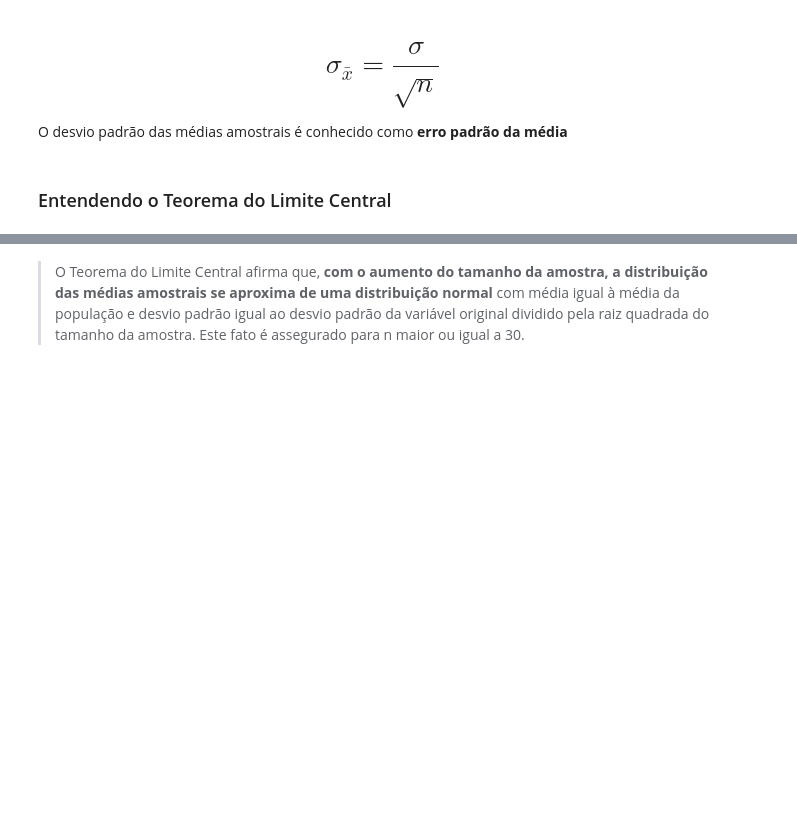
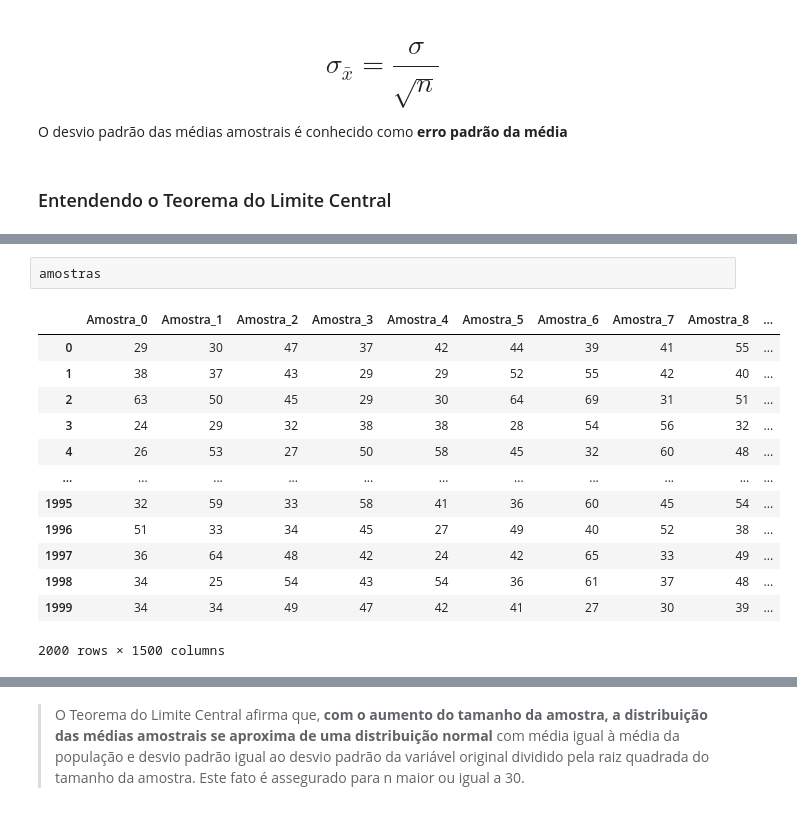
Before and after one commit to lucasaraujo11/estatistica_python, a Jupyter notebook: Curso_de_Estatística_Parte_2.ipynb, the cells around one changed output, grey strips where cells are left out. Saved outputs shown, nothing was run; the diff lists cells and outputs as text; blank space fills up the shorter version.

```diff
--- a/Curso_de_Estatística_Parte_2.ipynb
+++ b/Curso_de_Estatística_Parte_2.ipynb
@@ -640,0 +720,16 @@ O desvio padrão das médias amostrais é conhecido como **erro padrão da médi
+# %%
+amostras
+# %% [output]
+|  | Amostra_0 | Amostra_1 | Amostra_2 | Amostra_3 | Amostra_4 | Amostra_5 | Amostra_6 | Amostra_7 | Amostra_8 | ... |
+| 0 | 29 | 30 | 47 | 37 | 42 | 44 | 39 | 41 | 55 | ... |
+| 1 | 38 | 37 | 43 | 29 | 29 | 52 | 55 | 42 | 40 | ... |
+| 2 | 63 | 50 | 45 | 29 | 30 | 64 | 69 | 31 | 51 | ... |
+| 3 | 24 | 29 | 32 | 38 | 38 | 28 | 54 | 56 | 32 | ... |
+| 4 | 26 | 53 | 27 | 50 | 58 | 45 | 32 | 60 | 48 | ... |
+| ... | ... | ... | ... | ... | ... | ... | ... | ... | ... | ... |
+| 1995 | 32 | 59 | 33 | 58 | 41 | 36 | 60 | 45 | 54 | ... |
+| 1996 | 51 | 33 | 34 | 45 | 27 | 49 | 40 | 52 | 38 | ... |
+| 1997 | 36 | 64 | 48 | 42 | 24 | 42 | 65 | 33 | 49 | ... |
+| 1998 | 34 | 25 | 54 | 43 | 54 | 36 | 61 | 37 | 48 | ... |
+| 1999 | 34 | 34 | 49 | 47 | 42 | 41 | 27 | 30 | 39 | ... |
+2000 rows × 1500 columns
```
Also changed, not shown: parts of 50 cells of this notebook, 5 other files.
